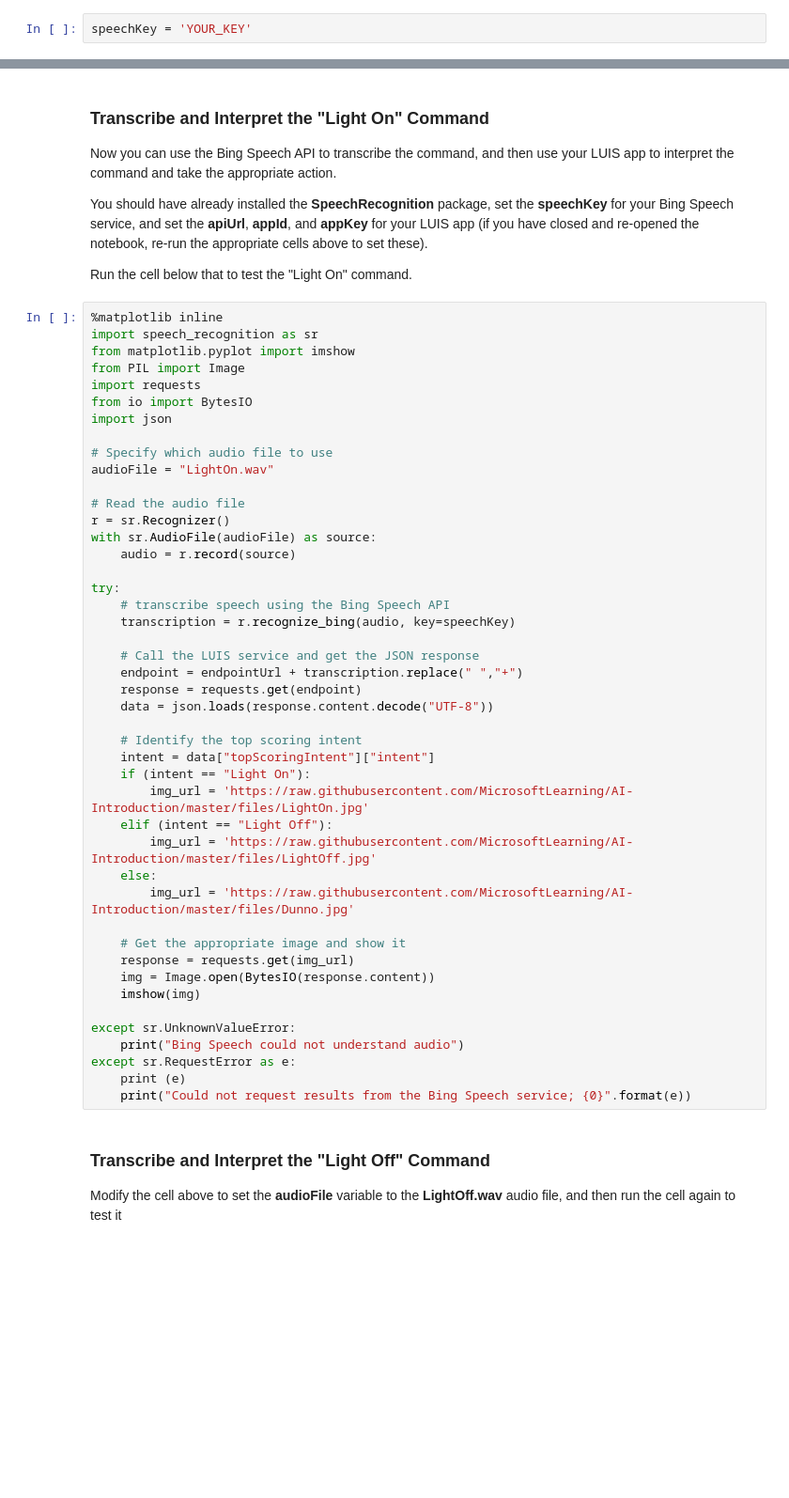
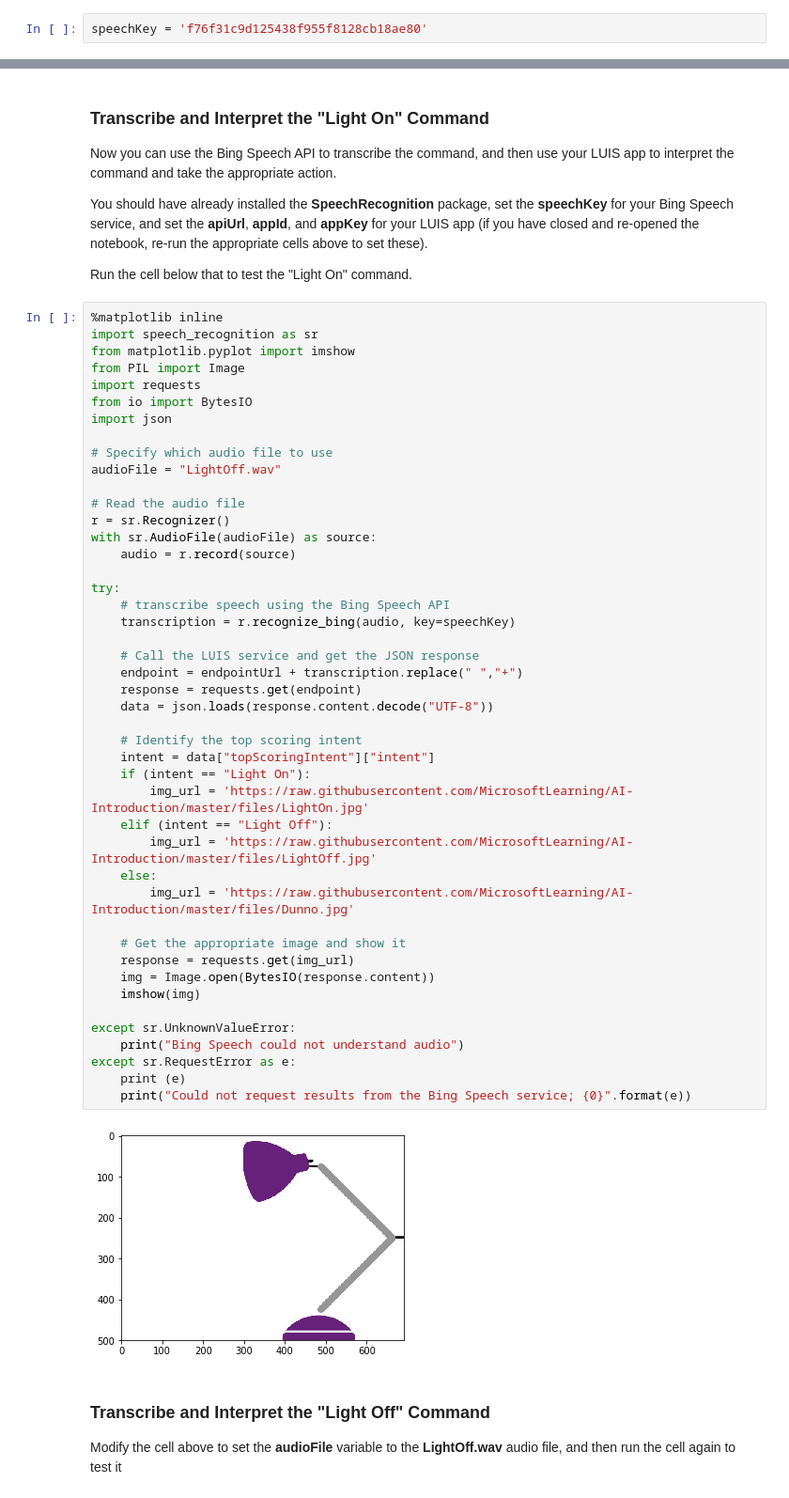
Before and after one commit to shnupta/Microsoft-AI-Course, a Jupyter notebook: Introduction to Artificial Intelligence/Labs/Lab02/Text+Speech.ipynb, the cells around one changed output, grey strips where cells are left out. Shown at 94% size. Drawn from its saved outputs; the diff is of its cells as text; blank space fills up the shorter version.

```diff
--- a/Introduction to Artificial Intelligence/Labs/Lab02/Text+Speech.ipynb
+++ b/Introduction to Artificial Intelligence/Labs/Lab02/Text+Speech.ipynb
@@ -378,7 +498,7 @@ The Microsoft Cognitive Services include the Bing Speech service, that can inter
 8. When deployment is complete, click **All Resources** and then click your Bing Speech service to open its blade.
 10. In the blade for your Bing Speech service, click **Keys** and then copy **Key 1** to the clipboard and paste it into the **textKey** variable assignment value in the cell below.
 # %%
-speechKey = 'YOUR_KEY'
+speechKey = 'f76f31c9d125438f955f8128cb18ae80'
 # %% [markdown]
 ### Install the SpeechRecognition Package
 You can call the Bing Speech API by sending HTTP requests containing a JSON payload as you did for the Text Analytics API. However, the Bing Speech API is supported in a pre-built Python package named **SpeechRecognition**, which makes it easier to use. You can find out more about this package at https://pypi.python.org/pypi/SpeechRecognition.
@@ -546,7 +700,7 @@ from io import BytesIO
 import json
 
 # Specify which audio file to use
-audioFile = "LightOn.wav"
+audioFile = "LightOff.wav"
 
 # Read the audio file
 r = sr.Recognizer()
@@ -554,33 +708,35 @@ with sr.AudioFile(audioFile) as source:
     audio = r.record(source)
 
 try:
     # transcribe speech using the Bing Speech API
     transcription = r.recognize_bing(audio, key=speechKey)
 
     # Call the LUIS service and get the JSON response
     endpoint = endpointUrl + transcription.replace(" ","+")
     response = requests.get(endpoint)
     data = json.loads(response.content.decode("UTF-8"))
 
     # Identify the top scoring intent
     intent = data["topScoringIntent"]["intent"]
     if (intent == "Light On"):
         img_url = 'https://raw.githubusercontent.com/MicrosoftLearning/AI-Introduction/master/files/LightOn.jpg'
     elif (intent == "Light Off"):
         img_url = 'https://raw.githubusercontent.com/MicrosoftLearning/AI-Introduction/master/files/LightOff.jpg'
     else:
         img_url = 'https://raw.githubusercontent.com/MicrosoftLearning/AI-Introduction/master/files/Dunno.jpg'
 
     # Get the appropriate image and show it
     response = requests.get(img_url)
     img = Image.open(BytesIO(response.content))
     imshow(img)
 
 except sr.UnknownValueError:
     print("Bing Speech could not understand audio")
 except sr.RequestError as e:
     print (e)
     print("Could not request results from the Bing Speech service; {0}".format(e))
+# %% [output]
+[figure, added]
 # %% [markdown]
 ### Transcribe and Interpret the "Light Off" Command
 Modify the cell above to set the **audioFile** variable to the **LightOff.wav** audio file, and then run the cell again to test it
```
Also changed, not shown: parts of 19 cells of this notebook, 15 other files.
